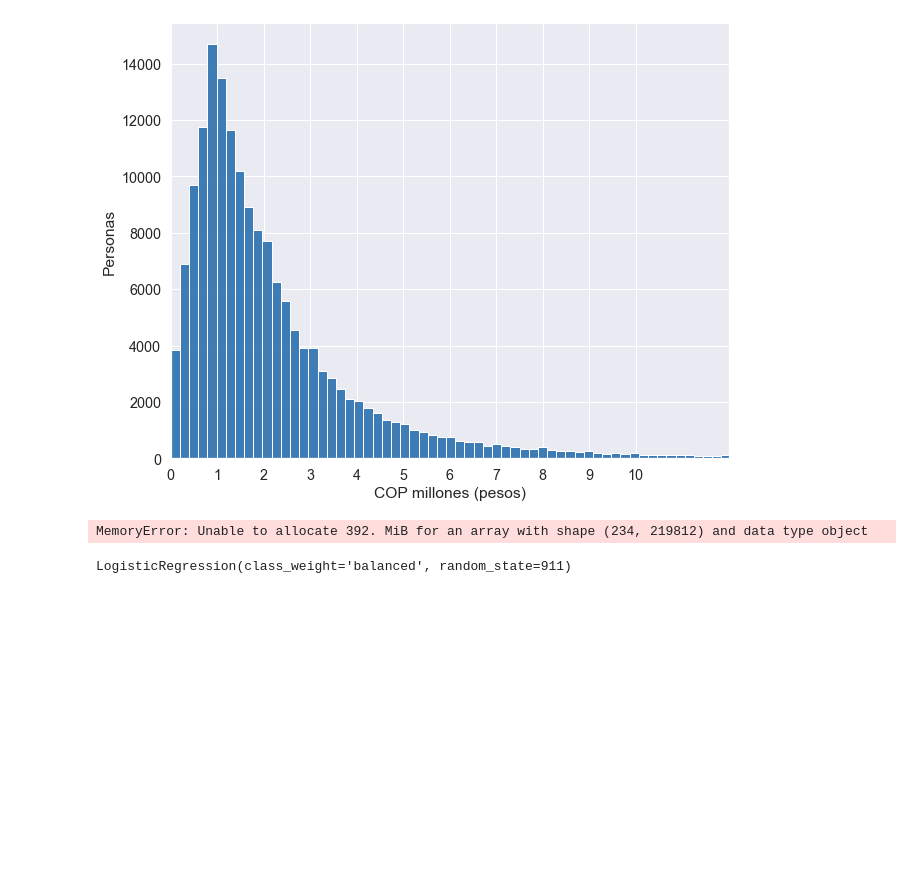
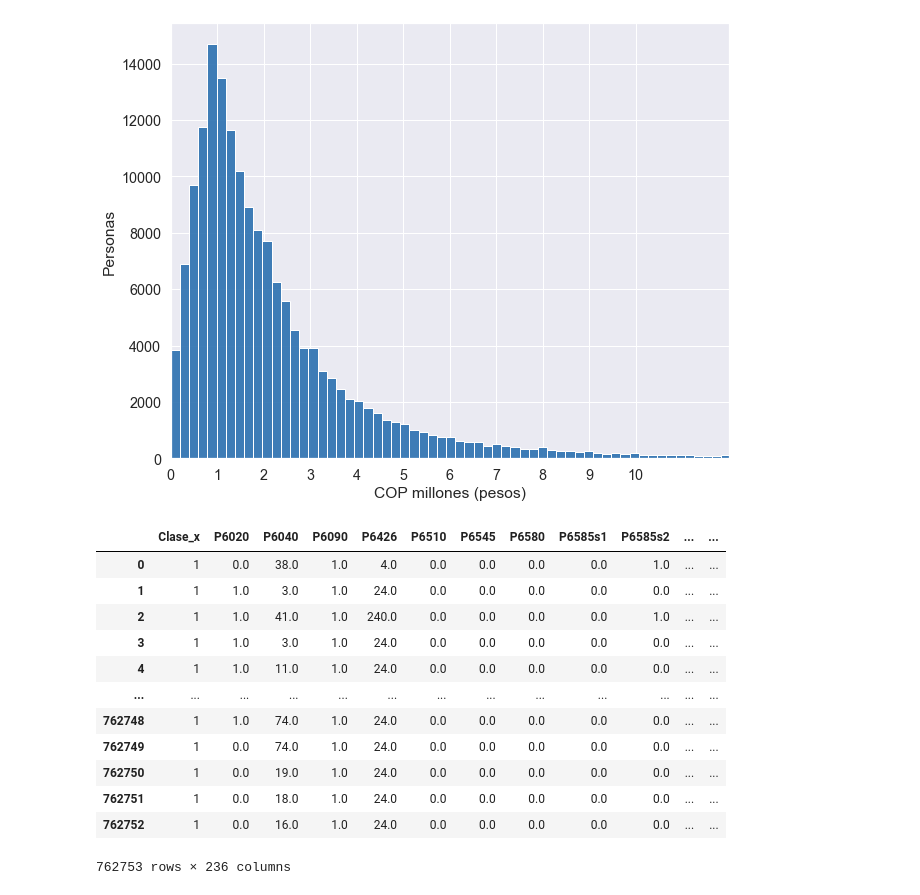
Before and after one commit to sdpinilla18/PS2_BD-ML, a Jupyter notebook: code_PS2_v2.ipynb, the cells around one changed output. Saved outputs shown, nothing was run; the diff lists cells and outputs as text; code cells hidden in the pictures; blank space fills up the shorter version.

```diff
--- a/code_PS2_v2.ipynb
+++ b/code_PS2_v2.ipynb
@@ -236,7 +237,6 @@ elim=(["id", "Orden", "Fex_c_y", "Clase_y", "Dominio_y", "Depto_y", "Dominio_x",
 "numper_1.0", "ocseg_1.0", "trabdeso_1.0", "tipoviv_1.0", "oficio_1.0", "P6100", "P6210", "P6240" , "Oficio", "P6430", "P6870", "P7050",
 "P7350" , "P5090"])
 
-y=df_tt["test"]
 df["test"]=0
 df_test["test"]=1
 c=[i for i in df_test.columns if i not in elim]
@@ -249,8 +249,6 @@ x1=imp_mean.fit_transform(x1)
 
 x2=df[c]
 x2=imp_mean.fit_transform(x2)
-# %% [output]
-MemoryError: Unable to allocate 392. MiB for an array with shape (234, 219812) and data type object
 # %%
 #Create a X matrix of covariates
 x11=pd.DataFrame(x1, columns=c)
@@ -261,8 +259,7 @@ X=x22.append(x11, ignore_index=True)
 Y=X["test"]
 Y=Y.astype('int')
 # %%
-
+## Generate PSM of test
 lr = LogisticRegression(random_state=911, class_weight="balanced")
-lr.fit(X,Y)
+result=lr.fit(X,Y)
+PSM=result.predict_proba(X)
-# %% [output]
-LogisticRegression(class_weight='balanced', random_state=911)
@@ -270,0 +266,19 @@ lr.fit(X)
+# %%
+PSM=pd.DataFrame(PSM, columns=["no", "si"])
+PSM
+X=pd.merge(X,PSM, left_index=True, right_index=True)
+X
+# %% [output]
+|  | Clase_x | P6020 | P6040 | P6090 | P6426 | P6510 | P6545 | P6580 | P6585s1 | P6585s2 | ... | ... |
+| 0 | 1 | 0.0 | 38.0 | 1.0 | 4.0 | 0.0 | 0.0 | 0.0 | 0.0 | 1.0 | ... | ... |
+| 1 | 1 | 1.0 | 3.0 | 1.0 | 24.0 | 0.0 | 0.0 | 0.0 | 0.0 | 0.0 | ... | ... |
+| 2 | 1 | 1.0 | 41.0 | 1.0 | 240.0 | 0.0 | 0.0 | 0.0 | 0.0 | 1.0 | ... | ... |
+| 3 | 1 | 1.0 | 3.0 | 1.0 | 24.0 | 0.0 | 0.0 | 0.0 | 0.0 | 0.0 | ... | ... |
+| 4 | 1 | 1.0 | 11.0 | 1.0 | 24.0 | 0.0 | 0.0 | 0.0 | 0.0 | 0.0 | ... | ... |
+| ... | ... | ... | ... | ... | ... | ... | ... | ... | ... | ... | ... | ... |
+| 762748 | 1 | 1.0 | 74.0 | 1.0 | 24.0 | 0.0 | 0.0 | 0.0 | 0.0 | 0.0 | ... | ... |
+| 762749 | 1 | 0.0 | 74.0 | 1.0 | 24.0 | 0.0 | 0.0 | 0.0 | 0.0 | 0.0 | ... | ... |
+| 762750 | 1 | 0.0 | 19.0 | 1.0 | 24.0 | 0.0 | 0.0 | 0.0 | 0.0 | 0.0 | ... | ... |
+| 762751 | 1 | 0.0 | 18.0 | 1.0 | 24.0 | 0.0 | 0.0 | 0.0 | 0.0 | 0.0 | ... | ... |
+| 762752 | 1 | 0.0 | 16.0 | 1.0 | 24.0 | 0.0 | 0.0 | 0.0 | 0.0 | 0.0 | ... | ... |
+762753 rows × 236 columns
```
Also changed, not shown: parts of 6 cells of this notebook.
